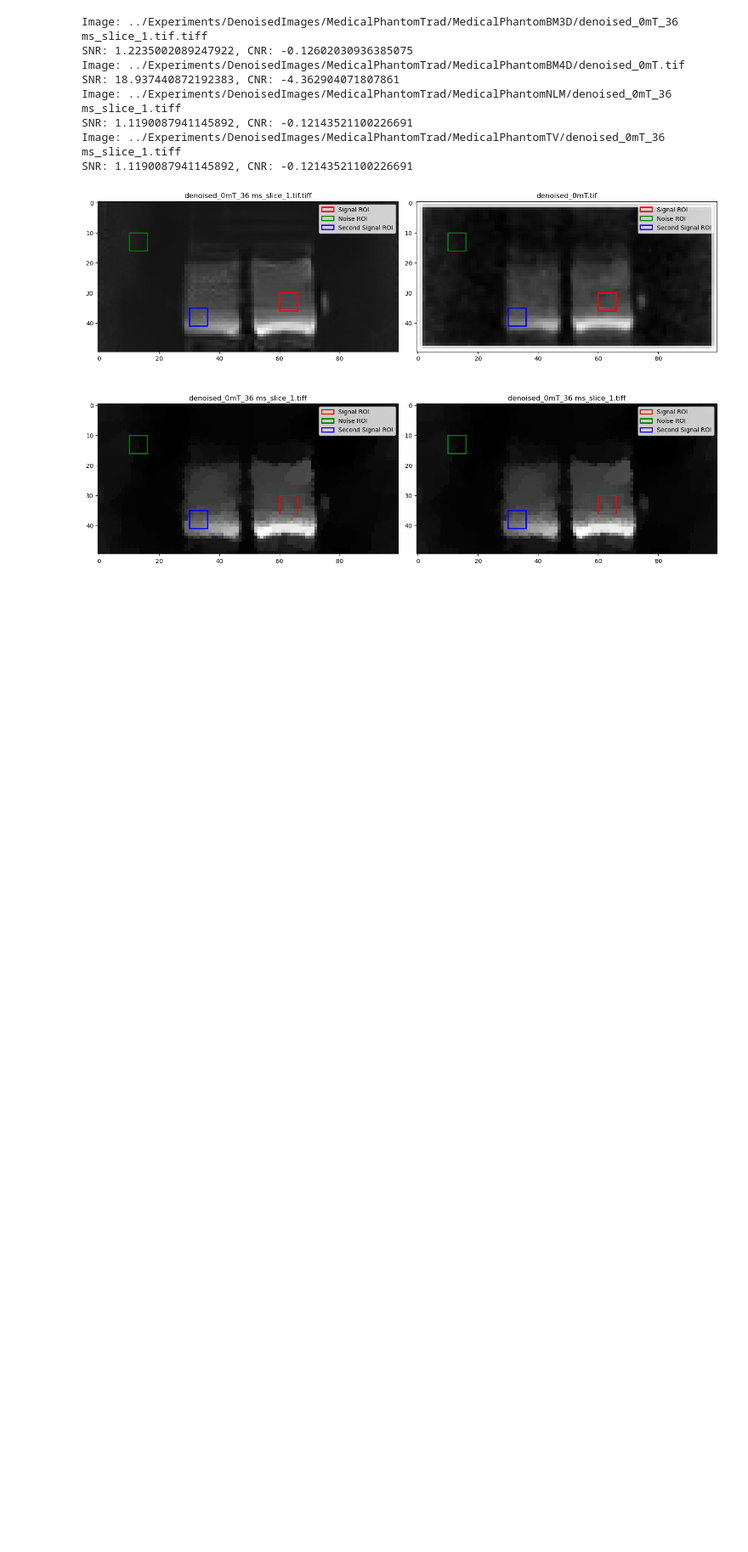
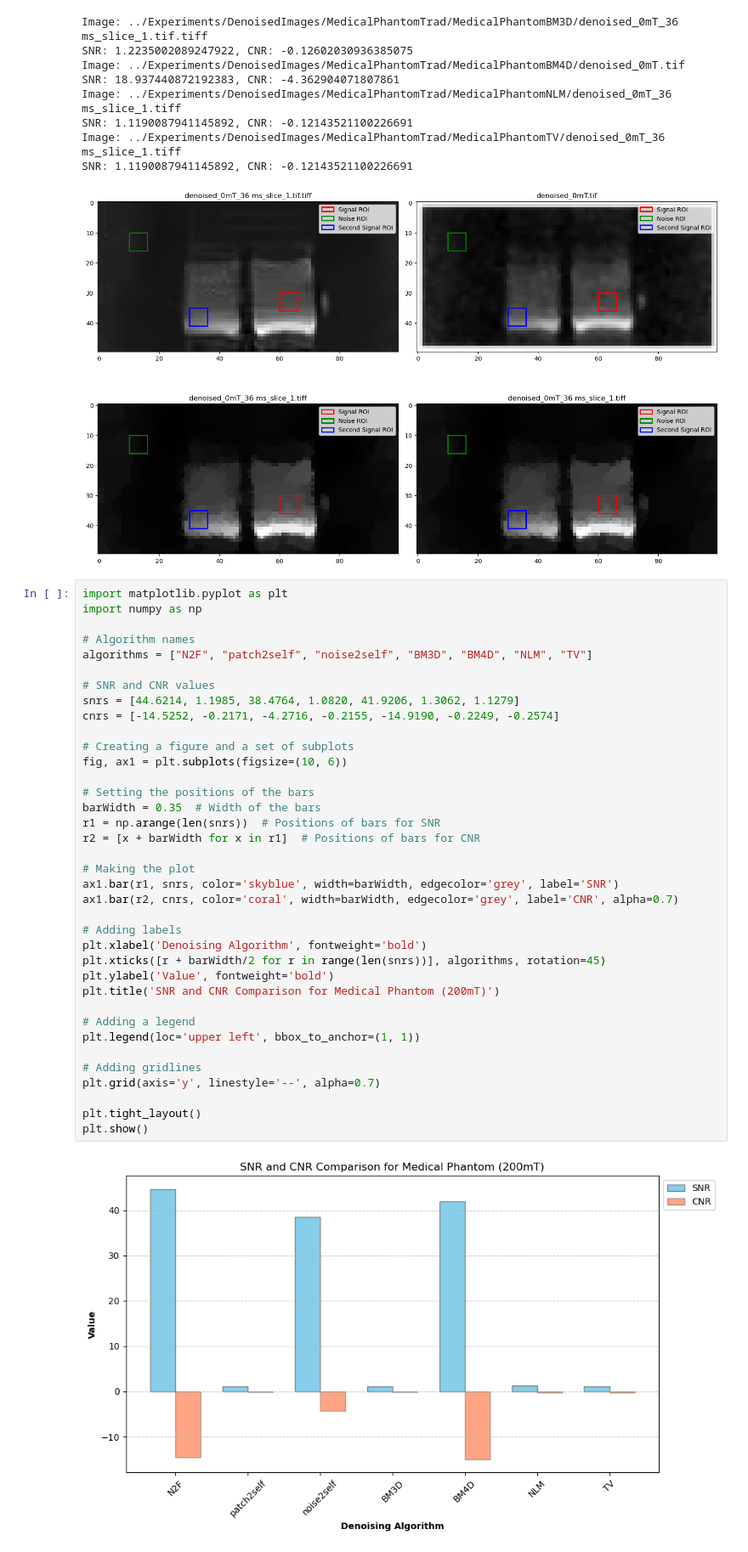
Before and after one commit to doro041/HonoursProject-CS4529-Blind-Denoising-Within-FFC-MRI, a Jupyter notebook: ProjectCode/Algorithms/TraditionalMethods/SNR:CNR/ROI_Trad_MedicalPhantom.ipynb, the cells around one changed output. Shown at 85% size. Saved outputs shown, nothing was run; the diff lists cells and outputs as text; blank space fills up the shorter version.

Commit message:
figures SNR/CNR

```diff
--- a/ProjectCode/Algorithms/TraditionalMethods/SNR:CNR/ROI_Trad_MedicalPhantom.ipynb
+++ b/ProjectCode/Algorithms/TraditionalMethods/SNR:CNR/ROI_Trad_MedicalPhantom.ipynb
@@ -457,3 +457,42 @@ SNR: 1.1190087941145892, CNR: -0.12143521100226691
 Image: ../Experiments/DenoisedImages/MedicalPhantomTrad/MedicalPhantomTV/denoised_0mT_36 ms_slice_1.tiff
 SNR: 1.1190087941145892, CNR: -0.12143521100226691
 [figure]
+# %%
+import matplotlib.pyplot as plt
+import numpy as np
+
+# Algorithm names
+algorithms = ["N2F", "patch2self", "noise2self", "BM3D", "BM4D", "NLM", "TV"]
+
+# SNR and CNR values
+snrs = [44.6214, 1.1985, 38.4764, 1.0820, 41.9206, 1.3062, 1.1279]
+cnrs = [-14.5252, -0.2171, -4.2716, -0.2155, -14.9190, -0.2249, -0.2574]
+
+# Creating a figure and a set of subplots
+fig, ax1 = plt.subplots(figsize=(10, 6))
+
+# Setting the positions of the bars
+barWidth = 0.35  # Width of the bars
+r1 = np.arange(len(snrs))  # Positions of bars for SNR
+r2 = [x + barWidth for x in r1]  # Positions of bars for CNR
+
+# Making the plot
+ax1.bar(r1, snrs, color='skyblue', width=barWidth, edgecolor='grey', label='SNR')
+ax1.bar(r2, cnrs, color='coral', width=barWidth, edgecolor='grey', label='CNR', alpha=0.7)
+
+# Adding labels
+plt.xlabel('Denoising Algorithm', fontweight='bold')
+plt.xticks([r + barWidth/2 for r in range(len(snrs))], algorithms, rotation=45)
+plt.ylabel('Value', fontweight='bold')
+plt.title('SNR and CNR Comparison for Medical Phantom (200mT)')
+
+# Adding a legend
+plt.legend(loc='upper left', bbox_to_anchor=(1, 1))
+
+# Adding gridlines
+plt.grid(axis='y', linestyle='--', alpha=0.7)
+
+plt.tight_layout()
+plt.show()
+# %% [output]
+[figure, added]
```
Also changed, not shown: parts of 4 cells of this notebook, 10 other files.
